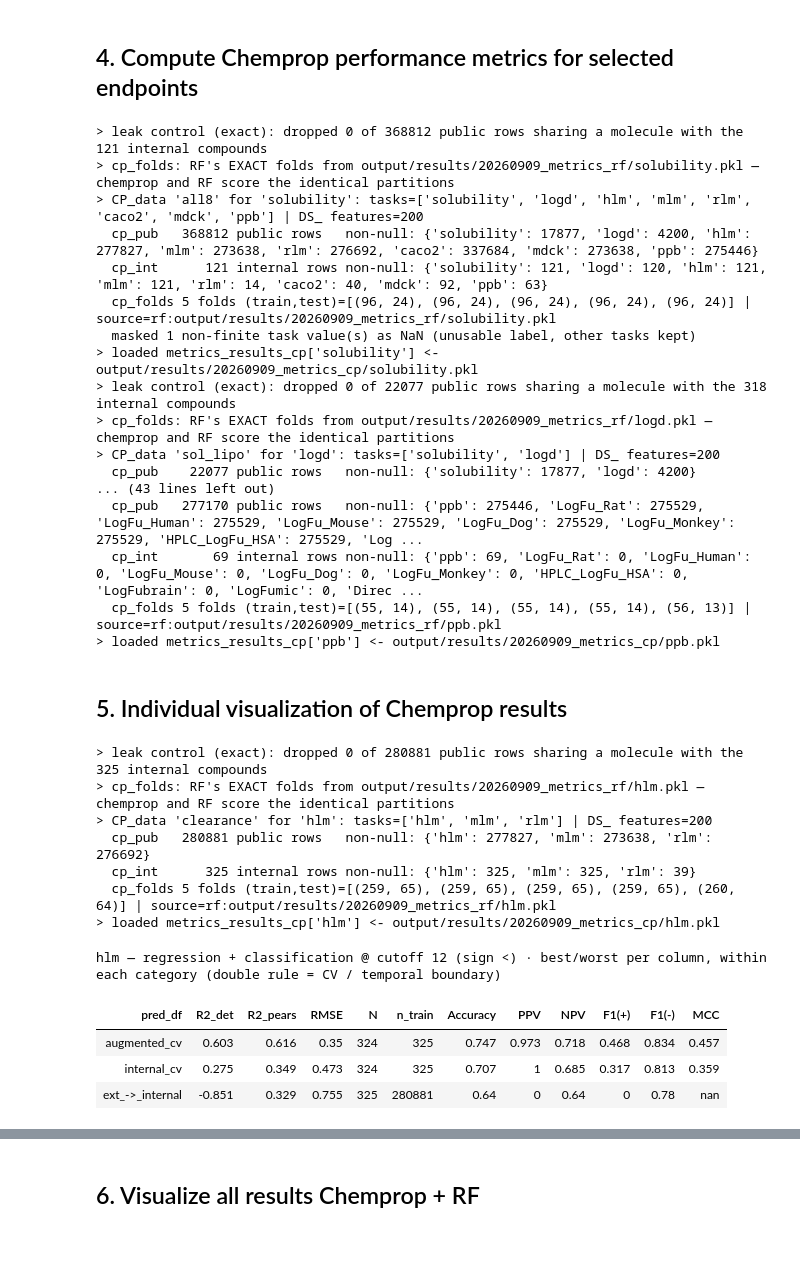
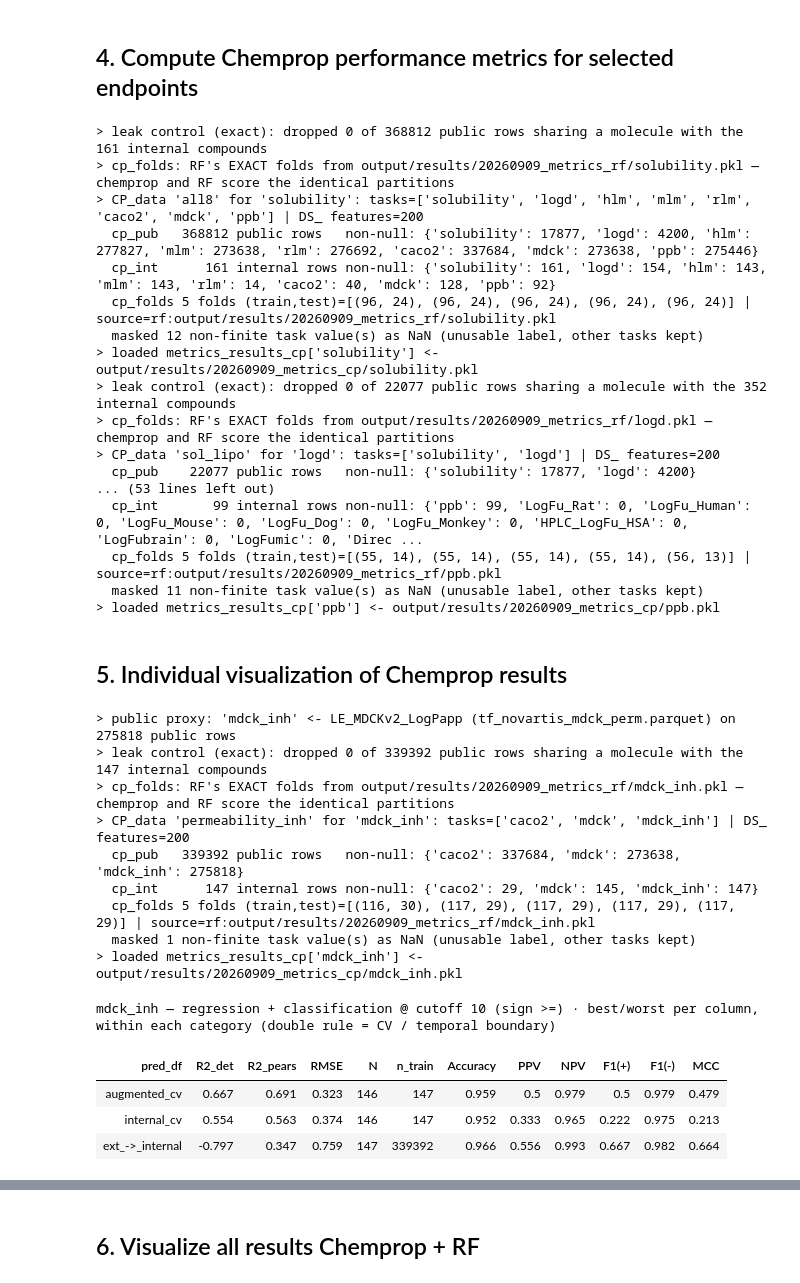
Before and after one commit to gtamo39/ADME_ML, a Jupyter notebook: vignettes/Multitask_adme_preds.ipynb, the cells around one changed output, grey strips where cells are left out. Cells and saved outputs as stored; diff of their text form; code cells hidden in the pictures; blank space fills up the shorter version.

```diff
--- a/vignettes/Multitask_adme_preds.ipynb
+++ b/vignettes/Multitask_adme_preds.ipynb
@@ -76,8 +79,8 @@ from IPython.display import HTML, display
 # FUNCTIONS
 # %%
 # per-endpoint classification sign (favorable/positive class) + modelling-space transform used on the raw cutoff
-_EP_SIGN = {'solubility': '>=', 'logd': '<', 'hlm': '<', 'mlm': '<', 'rlm': '<', 'caco2': '>=', 'mdck': '>=', 'ppb': '<'}
-_EP_TF   = {'solubility': 'log10', 'logd': 'identity', 'hlm': 'log10', 'mlm': 'log10', 'rlm': 'log10', 'caco2': 'log10', 'mdck': 'log10', 'ppb': 'logit_pct'}
+_EP_SIGN = {'solubility': '>=', 'logd': '<', 'hlm': '<', 'mlm': '<', 'rlm': '<', 'caco2': '>=', 'mdck': '>=', 'mdck_inh': '>=', 'ppb': '<'}
+_EP_TF   = {'solubility': 'log10', 'logd': 'identity', 'hlm': 'log10', 'mlm': 'log10', 'rlm': 'log10', 'caco2': 'log10', 'mdck': 'log10', 'mdck_inh': 'log10', 'ppb': 'logit_pct'}
 # regression columns: table label -> key in each <exp>_metrics dict (from ML_Reg.get_reg_metrics_from_preddf)
 _REG_COLS = {'R2_det': 'r2det', 'R2_pears': 'r2', 'RMSE': 'rmse', 'N': 'n_test', 'n_train': 'n_train'}
 _CLS_COLS = ['Accuracy', 'PPV', 'NPV', 'F1(+)', 'F1(-)', 'MCC']
@@ -219,7 +223,7 @@ output          = OUTPUT(params) #_> output.cfg (RF_SINGLETASK), output.model (c
 
 ## data — internal experimental CDD pull (see python/ADME_build_ML.py:DATA); overwrite=True re-pulls from CDD Vault + re-caches
 data = DATA()
-data.load_df_internal_exp_all(params) #_> data.df_internal_exp_all (raw CDD pull: 1 row/compound, every endpoint col) + data.params
+data.load_df_internal_exp_all(params,overwrite=False) #_> data.df_internal_exp_all (raw CDD pull: 1 row/compound, every endpoint col) + data.params
 data.load_combine_dfs(params)         #_> data.dfs[<ep>] (per-endpoint long: compound/smiles/label/source/origin) + data.df_all (WIDE: 1 row/compound x 8 endpoint label cols, modelling space)
 data.build_MF_features(params, type='H237', date='20260824') #_> data.MF_features['all'] (compound + 4469 H237 features, incl. the 200 DS_ cols) -> output/features/<date>_MF_features.parquet
 # %% [output]
@@ -237,11 +242,11 @@ data.build_MF_features(params, type='H237', date='20260824') #_> data.MF_feature
 # %% [markdown]
 ## 1. Compute RF performance metrics for all endpoints
 # %%
-endpoints = ['solubility','logd','hlm','mlm','rlm','caco2','mdck','ppb']
+endpoints = list(params.ADME_ENDPOINTS)   # every config endpoint, mdck_inh included
 for k in endpoints:
     data.build_ML_data_RF(params, k=k)
     assert stats_tools.check_ML_data(data.ML_data[k], extra_meta_cols=('source', 'origin'),verbose=False)
-    data.get_internal_public_sets(k, min_n=1000)
+    data.get_internal_public_sets(k, min_n=params.PUBLIC_ORIGIN_MIN_N)
     data.select_best_combo_and_update(params, k)   # combo = BEST_PUBLIC[k] origins present in data.origins
 
     METRICS_PKL = os.path.join(params.METRICS_PKL_RF_DIR, k + '.pkl')
@@ -287,10 +293,10 @@ len(set(cmps))
 # %% [markdown]
 ## 2. Individual visualization of RF analysis results
 # %%
-k        = ['solubility', 'logd', 'mdck', 'hlm', 'mlm', 'rlm', 'caco2', 'ppb'][2]
+k        = ['solubility', 'logd', 'mdck', 'hlm', 'mlm', 'rlm', 'caco2', 'ppb', 'mdck_inh'][2]
 data.build_ML_data_RF(params, k=k)
 assert stats_tools.check_ML_data(data.ML_data[k], extra_meta_cols=('source', 'origin'),verbose=False)
-data.get_internal_public_sets(k, min_n=1000)
+data.get_internal_public_sets(k, min_n=params.PUBLIC_ORIGIN_MIN_N)
 data.select_best_combo_and_update(params, k)   # combo = BEST_PUBLIC[k] origins present in data.origins
 
 METRICS_PKL = os.path.join(params.METRICS_PKL_RF_DIR, k + '.pkl')
@@ -543,7 +485,7 @@ ppb          0.000   0.053      -3.353      0.050  ppb_fu
 # %% [markdown]
 ## 4. Compute Chemprop performance metrics for selected endpoints
 # %%
-endpoints = ['solubility','logd','hlm','mlm','rlm','caco2','mdck','ppb']
+endpoints = list(params.ADME_ENDPOINTS)   # every config endpoint, mdck_inh included
 for k in endpoints:
     # Build ML data for chemprop
     data.build_ML_data_CP(params, k=k, leak='exact')   #_> data.cp_pub / cp_int / cp_folds / cp_tasks / cp_ds_cols / cp_grouping / cp_fold_source
@@ -552,49 +494,51 @@ for k in endpoints:
     METRICS_PKL_CP = os.path.join(params.METRICS_PKL_CP_DIR, k + '.pkl')
     output.assess_predictions(data, METRICS_PKL_CP, ml_model='chemprop')   # compute-or-load the 3 arms -> output.metrics_results_cp[k]
 # %% [output]
-> leak control (exact): dropped 0 of 368812 public rows sharing a molecule with the 121 internal compounds
+> leak control (exact): dropped 0 of 368812 public rows sharing a molecule with the 161 internal compounds
 > cp_folds: RF's EXACT folds from output/results/20260909_metrics_rf/solubility.pkl — chemprop and RF score the identical partitions
 > CP_data 'all8' for 'solubility': tasks=['solubility', 'logd', 'hlm', 'mlm', 'rlm', 'caco2', 'mdck', 'ppb'] | DS_ features=200
   cp_pub   368812 public rows   non-null: {'solubility': 17877, 'logd': 4200, 'hlm': 277827, 'mlm': 273638, 'rlm': 276692, 'caco2': 337684, 'mdck': 273638, 'ppb': 275446}
-  cp_int      121 internal rows non-null: {'solubility': 121, 'logd': 120, 'hlm': 121, 'mlm': 121, 'rlm': 14, 'caco2': 40, 'mdck': 92, 'ppb': 63}
+  cp_int      161 internal rows non-null: {'solubility': 161, 'logd': 154, 'hlm': 143, 'mlm': 143, 'rlm': 14, 'caco2': 40, 'mdck': 128, 'ppb': 92}
   cp_folds 5 folds (train,test)=[(96, 24), (96, 24), (96, 24), (96, 24), (96, 24)] | source=rf:output/results/20260909_metrics_rf/solubility.pkl
-  masked 1 non-finite task value(s) as NaN (unusable label, other tasks kept)
+  masked 12 non-finite task value(s) as NaN (unusable label, other tasks kept)
 > loaded metrics_results_cp['solubility'] <- output/results/20260909_metrics_cp/solubility.pkl
-> leak control (exact): dropped 0 of 22077 public rows sharing a molecule with the 318 internal compounds
+> leak control (exact): dropped 0 of 22077 public rows sharing a molecule with the 352 internal compounds
 > cp_folds: RF's EXACT folds from output/results/20260909_metrics_rf/logd.pkl — chemprop and RF score the identical partitions
 > CP_data 'sol_lipo' for 'logd': tasks=['solubility', 'logd'] | DS_ features=200
   cp_pub    22077 public rows   non-null: {'solubility': 17877, 'logd': 4200}
-... (43 lines left out)
-  cp_pub   277170 public rows   non-null: {'ppb': 275446, 'LogFu_Rat': 275529, 'LogFu_Human': 275529, 'LogFu_Mouse': 275529, 'LogFu_Dog': 275529, 'LogFu_Monkey': 275529, 'HPLC_LogFu_HSA': 275529, 'Log ...
-  cp_int       69 internal rows non-null: {'ppb': 69, 'LogFu_Rat': 0, 'LogFu_Human': 0, 'LogFu_Mouse': 0, 'LogFu_Dog': 0, 'LogFu_Monkey': 0, 'HPLC_LogFu_HSA': 0, 'LogFubrain': 0, 'LogFumic': 0, 'Direc ...
+... (53 lines left out)
+  cp_int       99 internal rows non-null: {'ppb': 99, 'LogFu_Rat': 0, 'LogFu_Human': 0, 'LogFu_Mouse': 0, 'LogFu_Dog': 0, 'LogFu_Monkey': 0, 'HPLC_LogFu_HSA': 0, 'LogFubrain': 0, 'LogFumic': 0, 'Direc ...
   cp_folds 5 folds (train,test)=[(55, 14), (55, 14), (55, 14), (55, 14), (56, 13)] | source=rf:output/results/20260909_metrics_rf/ppb.pkl
+  masked 11 non-finite task value(s) as NaN (unusable label, other tasks kept)
 > loaded metrics_results_cp['ppb'] <- output/results/20260909_metrics_cp/ppb.pkl
 # %% [markdown]
 ## 5. Individual visualization of Chemprop results
 # %%
-k = ['solubility', 'logd', 'mdck', 'hlm', 'mlm', 'rlm', 'caco2', 'ppb'][3]
+k = ['solubility', 'logd', 'mdck','mdck_inh', 'hlm', 'mlm', 'rlm', 'caco2', 'ppb', 'mdck_inh'][3]
 
 ## chemprop dataset for one endpoint x grouping — the analogue of build_ML_data_<ep>, with the grouping's task columns
 ## folds come from params.METRICS_PKL_RF_DIR/<k>.pkl (RF's EXACT folds); absent -> an independent split
 data.build_ML_data_CP(params, k=k, leak='exact')   #_> data.cp_pub / cp_int / cp_folds / cp_tasks / cp_ds_cols / cp_grouping / cp_fold_source
 
 ## chemprop arms for k — pretrain on cp_pub ONCE, then augmented_cv (transfer) / internal_cv (scratch) / ext_->_internal
 METRICS_PKL_CP = os.path.join(params.METRICS_PKL_CP_DIR, k + '.pkl')
 output.assess_predictions(data, METRICS_PKL_CP, ml_model='chemprop')   # compute-or-load the 3 arms -> output.metrics_results_cp[k]
 _ = endpoint_metrics_table_from_dict(output.metrics_results_cp[k], k)
 # %% [output]
-> leak control (exact): dropped 0 of 280881 public rows sharing a molecule with the 325 internal compounds
-> cp_folds: RF's EXACT folds from output/results/20260909_metrics_rf/hlm.pkl — chemprop and RF score the identical partitions
-> CP_data 'clearance' for 'hlm': tasks=['hlm', 'mlm', 'rlm'] | DS_ features=200
-  cp_pub   280881 public rows   non-null: {'hlm': 277827, 'mlm': 273638, 'rlm': 276692}
-  cp_int      325 internal rows non-null: {'hlm': 325, 'mlm': 325, 'rlm': 39}
-  cp_folds 5 folds (train,test)=[(259, 65), (259, 65), (259, 65), (259, 65), (260, 64)] | source=rf:output/results/20260909_metrics_rf/hlm.pkl
-> loaded metrics_results_cp['hlm'] <- output/results/20260909_metrics_cp/hlm.pkl
+> public proxy: 'mdck_inh' <- LE_MDCKv2_LogPapp (tf_novartis_mdck_perm.parquet) on 275818 public rows
+> leak control (exact): dropped 0 of 339392 public rows sharing a molecule with the 147 internal compounds
+> cp_folds: RF's EXACT folds from output/results/20260909_metrics_rf/mdck_inh.pkl — chemprop and RF score the identical partitions
+> CP_data 'permeability_inh' for 'mdck_inh': tasks=['caco2', 'mdck', 'mdck_inh'] | DS_ features=200
+  cp_pub   339392 public rows   non-null: {'caco2': 337684, 'mdck': 273638, 'mdck_inh': 275818}
+  cp_int      147 internal rows non-null: {'caco2': 29, 'mdck': 145, 'mdck_inh': 147}
+  cp_folds 5 folds (train,test)=[(116, 30), (117, 29), (117, 29), (117, 29), (117, 29)] | source=rf:output/results/20260909_metrics_rf/mdck_inh.pkl
+  masked 1 non-finite task value(s) as NaN (unusable label, other tasks kept)
+> loaded metrics_results_cp['mdck_inh'] <- output/results/20260909_metrics_cp/mdck_inh.pkl
-hlm — regression + classification @ cutoff 12 (sign <) · best/worst per column, within each category (double rule = CV / temporal boundary)
+mdck_inh — regression + classification @ cutoff 10 (sign >=) · best/worst per column, within each category (double rule = CV / temporal boundary)
 | pred_df | R2_det | R2_pears | RMSE | N | n_train | Accuracy | PPV | NPV | F1(+) | F1(-) | MCC |
-| augmented_cv | 0.603 | 0.616 | 0.35 | 324 | 325 | 0.747 | 0.973 | 0.718 | 0.468 | 0.834 | 0.457 |
-| internal_cv | 0.275 | 0.349 | 0.473 | 324 | 325 | 0.707 | 1 | 0.685 | 0.317 | 0.813 | 0.359 |
-| ext_->_internal | -0.851 | 0.329 | 0.755 | 325 | 280881 | 0.64 | 0 | 0.64 | 0 | 0.78 | nan |
+| augmented_cv | 0.667 | 0.691 | 0.323 | 146 | 147 | 0.959 | 0.5 | 0.979 | 0.5 | 0.979 | 0.479 |
+| internal_cv | 0.554 | 0.563 | 0.374 | 146 | 147 | 0.952 | 0.333 | 0.965 | 0.222 | 0.975 | 0.213 |
+| ext_->_internal | -0.797 | 0.347 | 0.759 | 147 | 339392 | 0.966 | 0.556 | 0.993 | 0.667 | 0.982 | 0.664 |
 # %%
 ## plot confidence of RF vs residuals of chemprop
 data.build_ML_data_RF(params, k=k)
```
Also changed, not shown: parts of 18 cells of this notebook, 9 other files.
